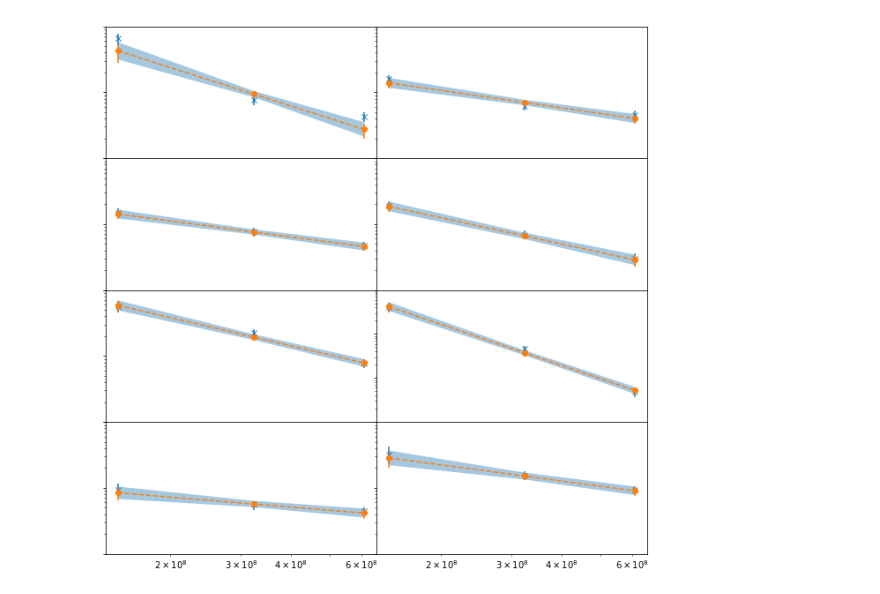
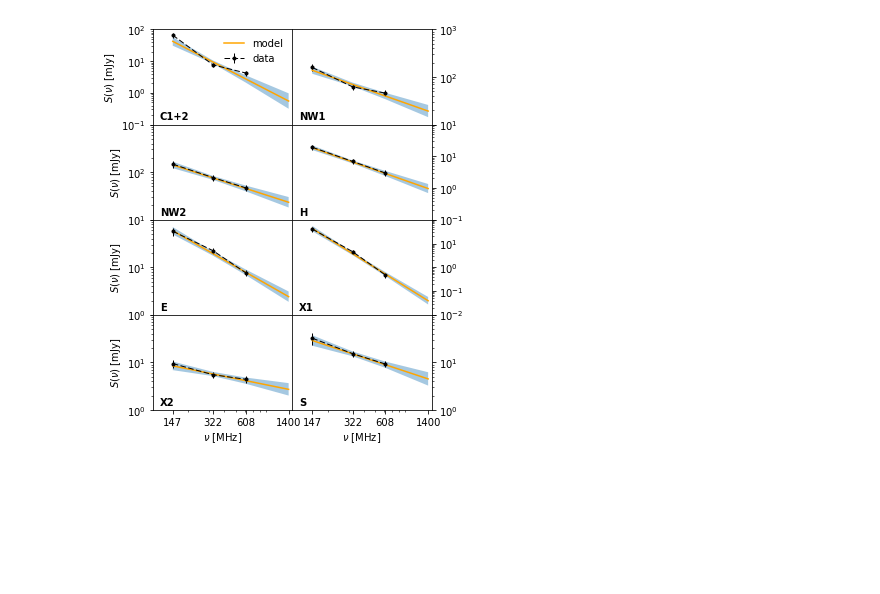
Before and after one commit to Joshuaalbert/IonoTomo, a Jupyter notebook: SpectralIndexCalc.ipynb, the cells around one changed output. Drawn from its saved outputs; the diff is of its cells as text; code cells hidden in the pictures; blank space fills up the shorter version.

```diff
--- a/SpectralIndexCalc.ipynb
+++ b/SpectralIndexCalc.ipynb
@@ -399,7 +353,10 @@ MAP S14: 0.040389878905026745 mJy
 # %%
-def plotSpectrum(nu,S,CdCt,S_post_mu,S_post_up,S_post_low, mask, ax):
-    ax.errorbar(nu[mask], S[mask], yerr=np.sqrt(CdCt[mask]), fmt='x',label='data')
-    ax.errorbar(nu, S_post_mu, yerr=[S_post_up,S_post_low], fmt='--o',label='model')
+from matplotlib.ticker import MaxNLocator
+
+def plotSpectrum(nu,S,CdCt,S_post_mu,S_post_up,S_post_low, mask, ax, name):
+    ax.errorbar(nu[mask], S[mask], yerr=np.sqrt(CdCt[mask]), c='black', lw=1.,fmt='--.',label='data')
+    #ax.errorbar(nu, S_post_mu, yerr=[S_post_up,S_post_low], fmt='--o',label='model')
+    ax.plot(nu, S_post_mu, c='orange',ls='-',label='model')
     points = []
     for j in range(len(nu)):
         points.append((nu[j],S_post_mu[j] + S_post_up[j]))
@@ -414,40 +371,68 @@ def plotSpectrum(nu,S,CdCt,S_post_mu,S_post_up,S_post_low, mask, ax):
     ax.set_yscale('log')
     ax.set_xscale('log')
     ylims = list(ax.get_ylim())
-    ylims[0] = 10**(np.floor(np.log10(ylims[0])))
-    ylims[1] = 10**(np.ceil(np.log10(ylims[1])))
-    ax.set_ylim(ylims)
-    ax.set_xticks([])#('right')
+    ylims[0] = 10**(np.floor(np.log10(np.min(S_post_mu - S_post_low))))
+    ylims[1] = 10**(np.ceil(np.log10(np.max(S_post_mu+S_post_up))))
+    ax.set_ybound(lower=ylims[0],upper=ylims[1])
+    ax.set_ylim(ylims[0],ylims[1])
+    ax.set_yticks([10**e for e in range(int(np.log10(ylims[0])),int(np.log10(ylims[1])+1))])
+    ylabs = [r"$10^{{{:d}}}$".format(int(np.log10(tick))) for tick in ax.get_yticks()]
+    #ylabs[0] = " "
+    #ylabs[1] = " "
+    #print(name,ylabs)
+    ax.set_yticklabels(ylabs)
+    ax.set_xbound(lower=100e6,upper=1500e6)
+    ax.annotate(s=name,xy=(0.05,0.05),xycoords='axes fraction',weight='bold')
+    #ax.set_xticks([])#('right')
     ax.set_xticklabels([])
 
-f, axs = plt.subplots(4,2,sharex=True,figsize=(11,11))
+    return ax
+
+f, axs = plt.subplots(4,2,figsize=(5,7))
 cols= 2
 rows = 4
 i=0
 while i < len(alpha):
     #i = row*2 + col
     col = i%cols
     row = (i - col)//cols
     if rows == 1:
         if cols == 1:
             ax = axs
         else:
             ax = axs[col]
     else:
         ax = axs[row][col]
+    #plt.figure()
+    #ax = plt.subplot(111)
     mask = detectionMask[i,:]
     mask[:] = True
-    plotSpectrum(nu,S[i,:],CdCt[i,:],S_post_mu[i,:],S_post_up[i,:],S_post_low[i,:],mask, ax)
+    plotSpectrum(np.append(nu,1400e6),np.append(S[i,:],0),np.append(CdCt[i,:],0),np.append(S_post_mu[i,:],S14[i]),
+                 np.append(S_post_up[i,:],S14u[i]),np.append(S_post_low[i,:],S14l[i]),np.append(mask,False), ax,names[i])
     if col==1:
         ax.yaxis.set_label_position('right')
+        ax.yaxis.tick_right()
+    if row != 0:
+        ax.get_yticklabels()[-1].set_visible(False)
+    #ax.yaxis.set_ticks(ax.yaxis.get_ticklocs()[0:-1])
+    if row == rows - 1:
+        ax.xaxis.set_ticks((list(nu) + [1400e6]))
+        ax.xaxis.set_ticklabels(["{:3d}".format(int(f/1e6)) for f in (list(nu) + [1400e6])])
+        ax.set_xlabel(r"$\nu$ [MHz]")
+    if i == 0:
+        ax.legend(frameon=False,loc='upper right')
+    if col == 0:
+        ax.set_ylabel(r"$S(\nu)$ [mJy]")
     i += 1
 #axs[-1][0].set_xlabel(r'$\nu$ [Hz]')
 #axs[-1][1].set_xlabel(r'$\nu$ [Hz]')
 #axs[4>>1][0].set_ylabel(r'$S(\nu)$ [mJy]')
 f.subplots_adjust(hspace=0,wspace=0)
+plt.savefig("spix_v2.pdf")
 
-plt.setp([ax.get_xticklabels() for ax in f.axes],visible=False)
-plt.setp([ax.get_yticklabels() for ax in f.axes],visible=False)
+
+#plt.setp([ax.get_xticklabels() for ax in f.axes],visible=False)
+#plt.setp([ax.get_yticklabels() for ax in f.axes],visible=False)
 plt.show()
 # %% [output]
-[figure, old version]
+[figure, new version]
```
Also changed, not shown: parts of 1 cell of this notebook, 52 other files.
